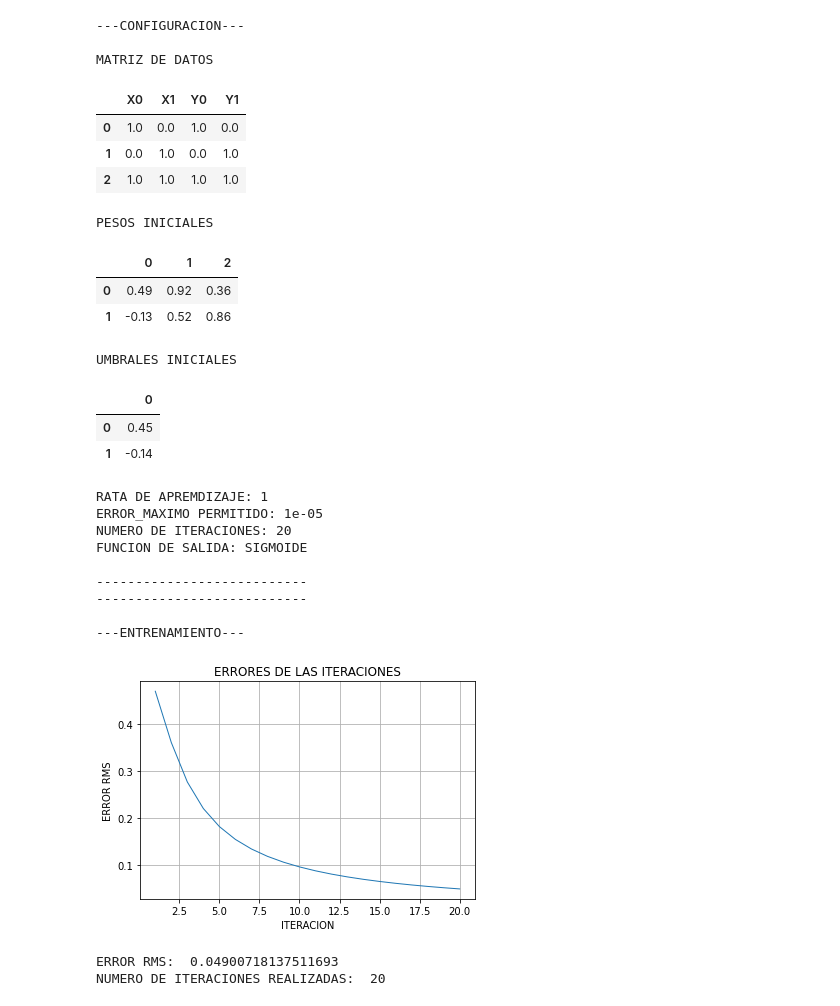
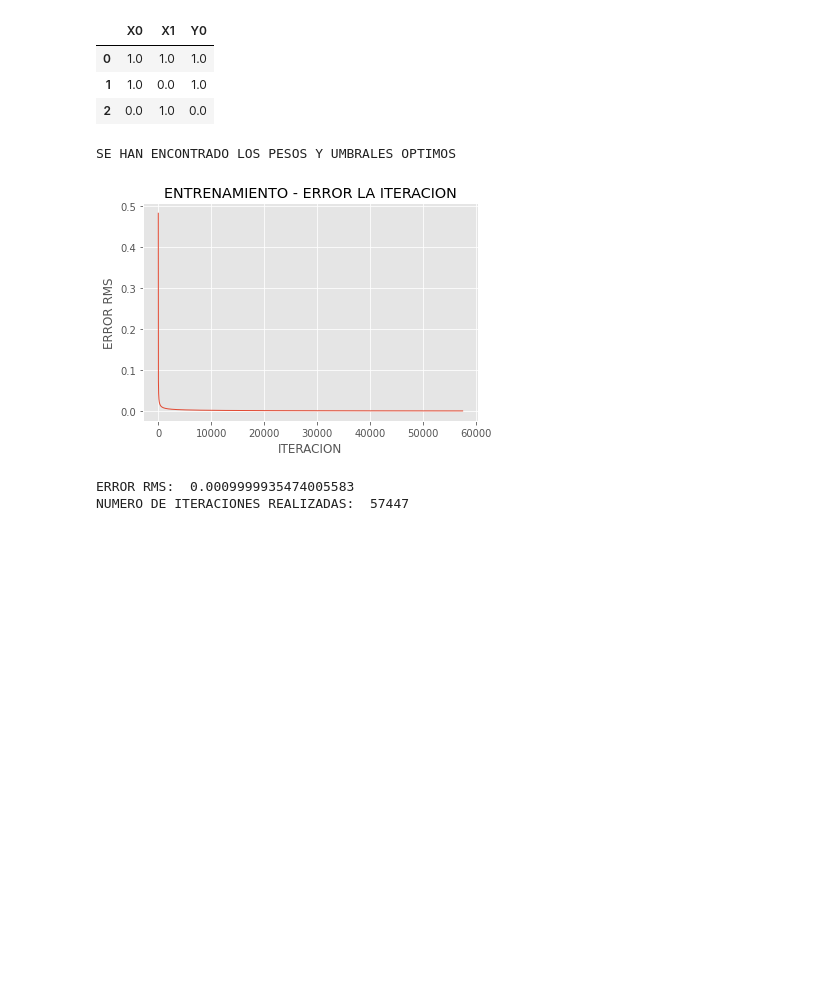
Before and after one commit to ArnoldFrb/PERCEPTRON_UNICAPA, a Jupyter notebook: PERCEPTRON.ipynb, the cells around one changed output. Saved outputs shown, nothing was run; the diff lists cells and outputs as text; code cells hidden in the pictures; blank space fills up the shorter version.

Commit message:
CONFIG LISTO

```diff
--- a/PERCEPTRON.ipynb
+++ b/PERCEPTRON.ipynb
@@ -13,60 +13,32 @@ ASEGURESE QUE LOS ARCHIVOS SEAN DEL TIPO TXT Y SE ENCUENTREN EN LA CARPETA DATA
 # %%
 from ConfigEntrenamiento import *
 
 # ENTRENAMIENTO QUE DESEA REALIZAR DE LA CARPETA DATA
-ENTRENAMIENTO = 'EJEMPLO_1'
-
-# NOMBRE DEL RESULTADO DEL ENTRENAMIENTO QUE DESEA REALIZAR PARA GAURDAR EN LA CARPETA CONFIG
-NOMBRE_DEL_ENTRENAMIENTO = 'EJEMPLO_1'
-
-# NOMBRE DEL ARCHIVO DE ENTRADAS
-ARCHIVO_ENTRADA = 'ENTRADAS.TXT'
-
-# NOMBRE DEL ARCHIVO DE SALIDAS
-ARCHIVO_SALIDA = 'SALIDAS.TXT'
+ENTRENAMIENTO = 'FUNCION_2'
 
 # RATA DE APRENDIZAJE DEL ENTRENAMIENTO
 RATA_APRENDIZAJE = 1
 
 # ERROR MAXIMO PERMITIDO PARA EL ENTRENAMIENTO
-ERROR_MAXIMO = 0.00001
+ERROR_MAXIMO = 0.001
 
 # NUMERO MAXIMO DE ITERACIONES QUE REALIZARA EL ENTRENAMIENTO
-NUMERO_ITERACIONES = 20
+NUMERO_ITERACIONES = 100000
 
 # FUNCION DE SALIDA PARA EL ENTRENAMIENTO
 FUNCION_SALIDA = 3
 
-cfe = ConfigEntrenamiento(ARCHIVO_ENTRADA, ARCHIVO_SALIDA, ENTRENAMIENTO, NOMBRE_DEL_ENTRENAMIENTO)
+cfe = ConfigEntrenamiento(ENTRENAMIENTO)
 cfe.ENTRENAR_NEURONA(RATA_APRENDIZAJE, ERROR_MAXIMO, NUMERO_ITERACIONES, FUNCION_SALIDA)
 # %% [output]
+|  | X0 | X1 | Y0 |
+| 0 | 1.0 | 1.0 | 1.0 |
+| 1 | 1.0 | 0.0 | 1.0 |
+| 2 | 0.0 | 1.0 | 0.0 |
----CONFIGURACION---
-
-MATRIZ DE DATOS
+SE HAN ENCONTRADO LOS PESOS Y UMBRALES OPTIMOS
-|  | X0 | X1 | Y0 | Y1 |
-| 0 | 1.0 | 0.0 | 1.0 | 0.0 |
-| 1 | 0.0 | 1.0 | 0.0 | 1.0 |
-| 2 | 1.0 | 1.0 | 1.0 | 1.0 |
+[figure, new version]
-PESOS INICIALES
+ERROR RMS:  0.0009999935474005583
+NUMERO DE ITERACIONES REALIZADAS:  57447
-|  | 0 | 1 | 2 |
-| 0 | 0.49 | 0.92 | 0.36 |
-| 1 | -0.13 | 0.52 | 0.86 |
-UMBRALES INICIALES
-|  | 0 |
-| 0 | 0.45 |
-| 1 | -0.14 |
-RATA DE APREMDIZAJE: 1
-ERROR_MAXIMO PERMITIDO: 1e-05
-NUMERO DE ITERACIONES: 20
-FUNCION DE SALIDA: SIGMOIDE
-
----------------------------
----------------------------
-
----ENTRENAMIENTO---
-[figure, old version]
-ERROR RMS:  0.04900718137511693
-NUMERO DE ITERACIONES REALIZADAS:  20
 # %% [markdown]
 # SIMULACION
 ## EJECUTAR SIMULACION
```
Also changed, not shown: parts of 4 cells of this notebook, 56 other files.
